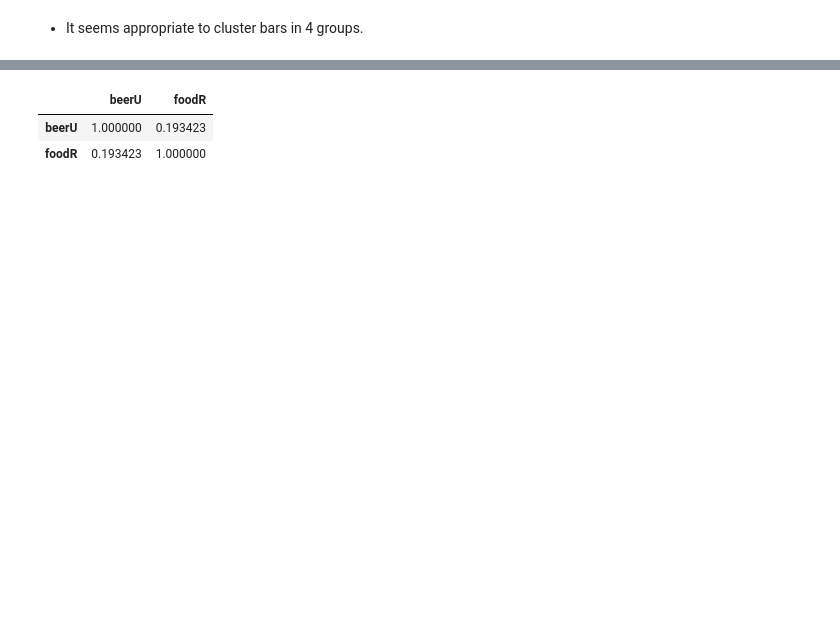
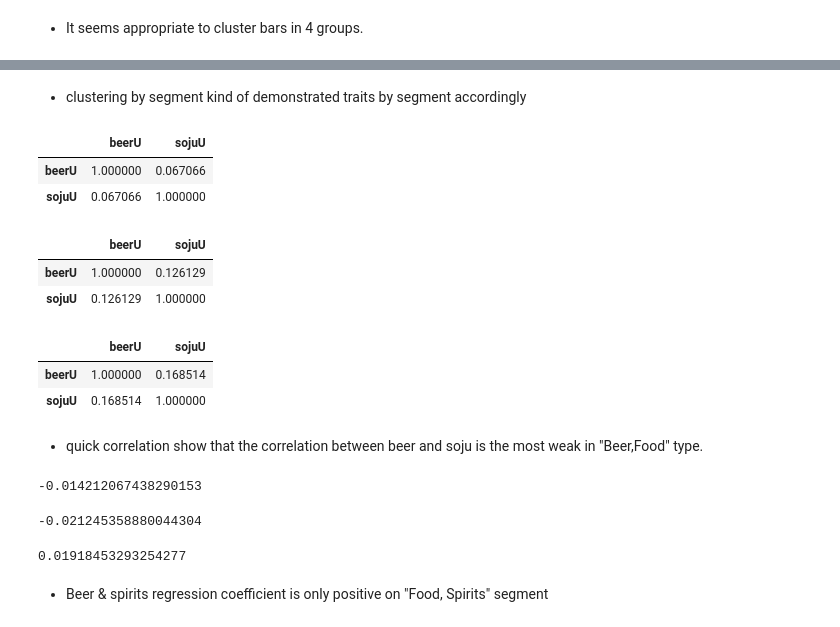
Before and after one commit to kookoowaa/Projects, a Jupyter notebook: WB project/Report.ipynb, the cells around one changed output, grey strips where cells are left out. Drawn from its saved outputs; the diff is of its cells as text; code cells hidden in the pictures; blank space fills up the shorter version.

```diff
--- a/WB project/Report.ipynb
+++ b/WB project/Report.ipynb
@@ -1322,6 +1308,42 @@ summ.sojuU/summ.beerU
+# %% [markdown]
+- clustering by segment kind of demonstrated traits by segment accordingly
+# %%
+data[data.segment=='Beer,Food'][['beerU', 'sojuU']].corr()
+# %% [output]
+|  | beerU | sojuU |
+| beerU | 1.000000 | 0.067066 |
+| sojuU | 0.067066 | 1.000000 |
 # %%
-data[['beerU', 'foodR']].corr()
+data[data.segment=='Food'][['beerU', 'sojuU']].corr()
 # %% [output]
-|  | beerU | foodR |
-| beerU | 1.000000 | 0.193423 |
-| foodR | 0.193423 | 1.000000 |
+|  | beerU | sojuU |
+| beerU | 1.000000 | 0.126129 |
+| sojuU | 0.126129 | 1.000000 |
+# %%
+data[data.segment=='Food,Spirits'][['beerU', 'sojuU']].corr()
+# %% [output]
+|  | beerU | sojuU |
+| beerU | 1.000000 | 0.168514 |
+| sojuU | 0.168514 | 1.000000 |
+# %% [markdown]
+- quick correlation show that the correlation between beer and soju is the most weak in "Beer,Food" type.
+# %%
+barID_FS = data[data.segment=='Beer,Food'].barId.unique()
+model, tmpdf = baggedRidge(testSetReg[testSetReg.barId.isin(barID_FS)])
+tmpdf.mean()['sojuU']
+# %% [output]
+-0.014212067438290153
+# %%
+barID_FS = data[data.segment=='Food'].barId.unique()
+model, tmpdf = baggedRidge(testSetReg[testSetReg.barId.isin(barID_FS)])
+tmpdf.mean()['sojuU']
+# %% [output]
+-0.021245358880044304
+# %%
+barID_FS = data[data.segment=='Food,Spirits'].barId.unique()
+model, tmpdf = baggedRidge(testSetReg[testSetReg.barId.isin(barID_FS)])
+tmpdf.mean()['sojuU']
+# %% [output]
+0.01918453293254277
+# %% [markdown]
+- Beer & spirits regression coefficient is only positive on "Food, Spirits" segment
```
Also changed, not shown: parts of 45 cells of this notebook, 2 other files.
